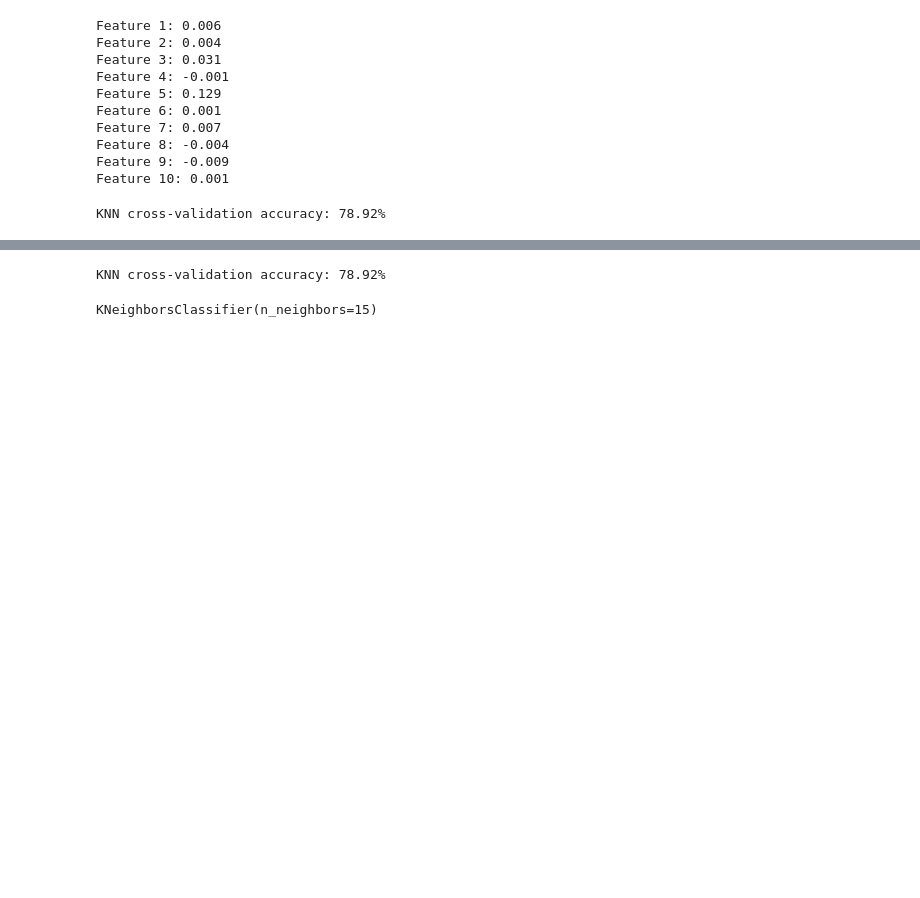
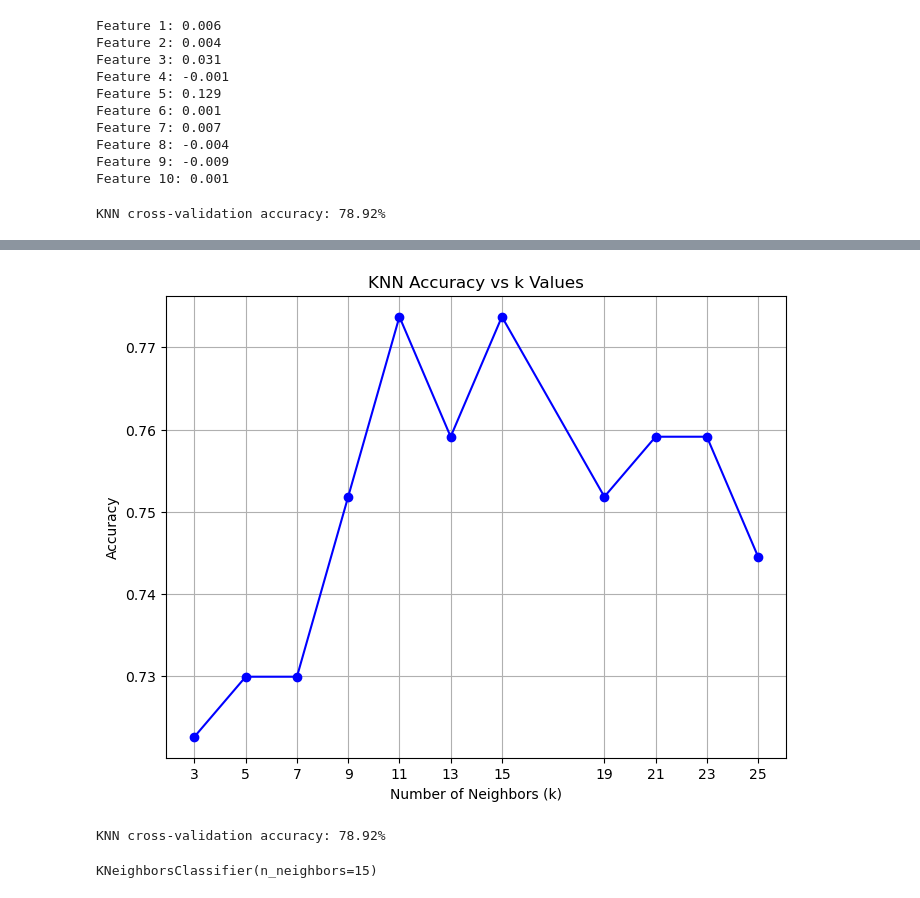
Before and after one commit to clarktommie/DTSC2302_Project_A, a Jupyter notebook: project_2_code (1).ipynb, the cells around one changed output, grey strips where cells are left out. Drawn from its saved outputs; the diff is of its cells as text; code cells hidden in the pictures; blank space fills up the shorter version.

```diff
--- a/project_2_code (1).ipynb
+++ b/project_2_code (1).ipynb
@@ -653,3 +672,40 @@ KNN cross-validation accuracy: 78.92%
+# %%
+import matplotlib.pyplot as plt
+from sklearn.neighbors import KNeighborsClassifier
+from sklearn.metrics import accuracy_score
+
+# List of k values to test
+k_values = [3, 5, 7, 9, 11, 13, 15, 19, 21, 23, 25]
+
+# List to store accuracy scores for each k
+accuracy_k = []
+
+# Loop through each k value, train the model, and store the accuracy
+for k in k_values:
+    # Initialize KNN classifier
+    knn = KNeighborsClassifier(n_neighbors=k)
+
+    # Train the model
+    knn.fit(X_train_scaled, y_train)
+
+    # Make predictions
+    knn_preds = knn.predict(X_test_scaled)
+
+    # Calculate accuracy
+    accuracy = accuracy_score(y_test, knn_preds)
+    accuracy_k.append(accuracy)
+
+# Plotting the results
+plt.figure(figsize=(8, 6))
+plt.plot(k_values, accuracy_k, marker='o', linestyle='-', color='b')
+plt.title("KNN Accuracy vs k Values")
+plt.xlabel("Number of Neighbors (k)")
+plt.ylabel("Accuracy")
+plt.xticks(k_values)  # Ensure that all k-values are labeled on the x-axis
+plt.grid(True)
+plt.show()
+# %% [output]
+[figure, added]
 # %%
 knn_x = dataset[['high_speed_internet_access_2022','home_ownership_2022']]
 knn_y = dataset['median_age_of_residents_2022_binary']
```
Also changed, not shown: parts of 3 cells of this notebook.
